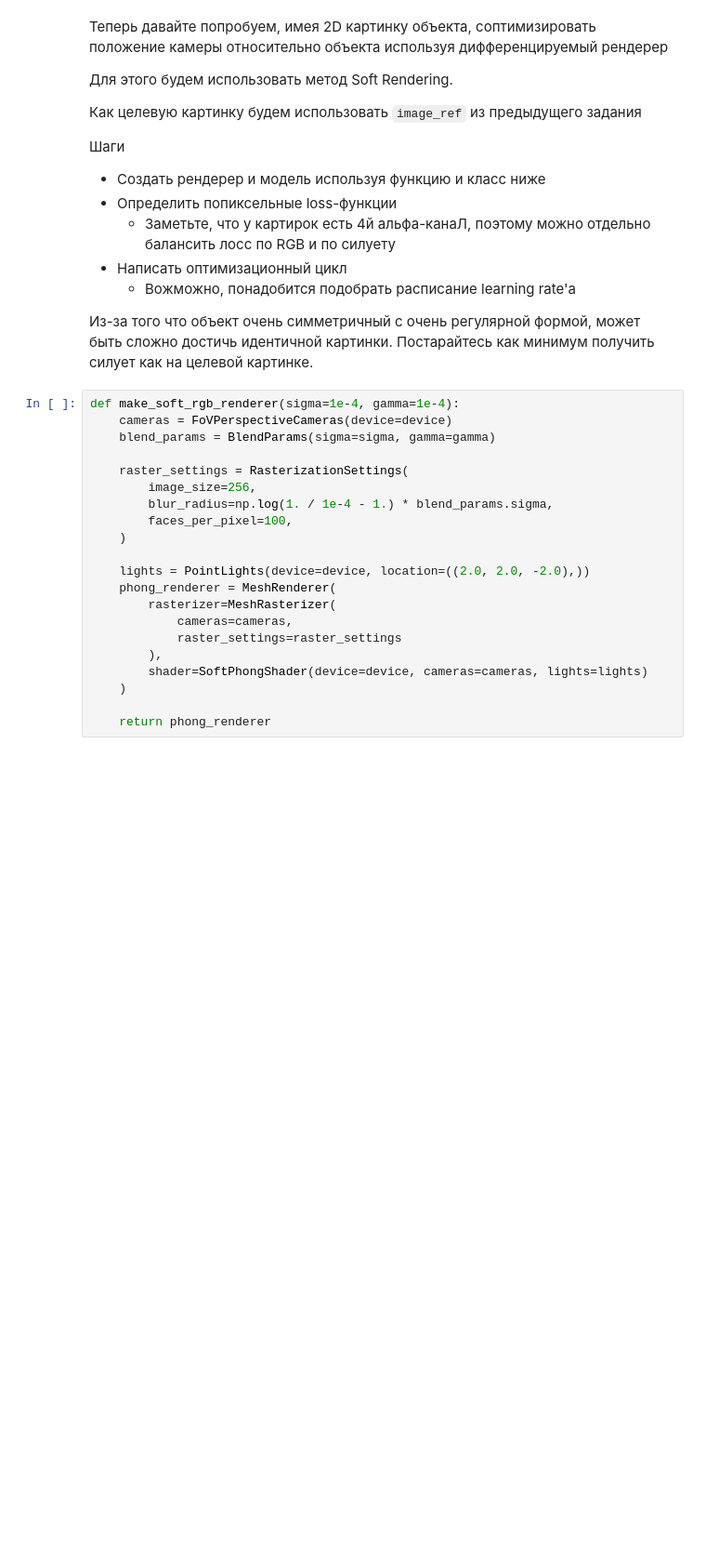
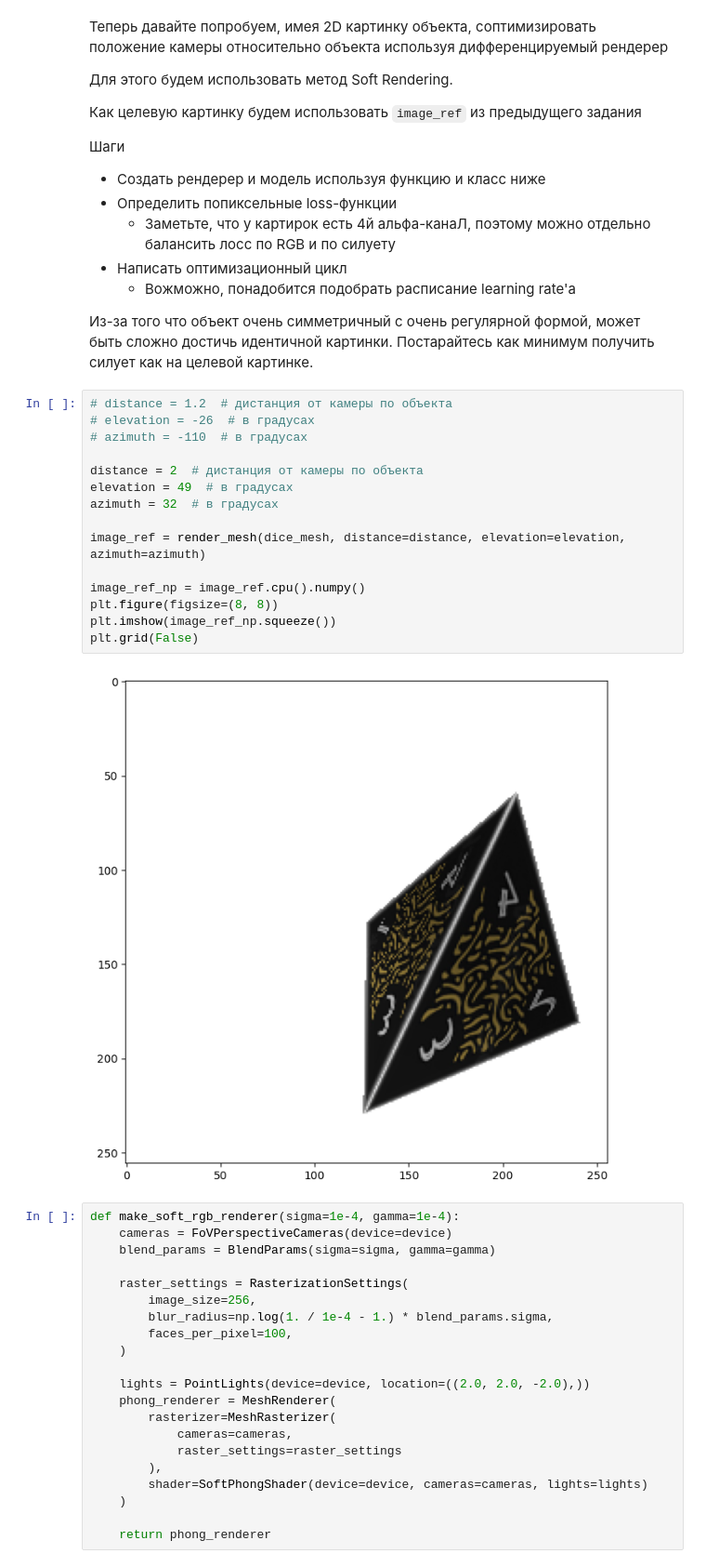
Before and after one commit to EgorOs/differential_rendering_hw, a Jupyter notebook: Rendering/Problems.ipynb, the cells around one changed output. Shown at 93% size. Cells and saved outputs as stored; diff of their text form; blank space fills up the shorter version.

Commit message:
Implement differentiable rendering.

```diff
--- a/Rendering/Problems.ipynb
+++ b/Rendering/Problems.ipynb
@@ -233,6 +233,23 @@ AttributeError: _evt
     - Вожможно, понадобится подобрать расписание learning rate'a
 
 Из-за того что объект очень симметричный с очень регулярной формой, может быть сложно достичь идентичной картинки. Постарайтесь как минимум получить силует как на целевой картинке.
+# %%
+# distance = 1.2  # дистанция от камеры по объекта
+# elevation = -26  # в градусах
+# azimuth = -110  # в градусах
+
+distance = 2  # дистанция от камеры по объекта
+elevation = 49  # в градусах
+azimuth = 32  # в градусах
+
+image_ref = render_mesh(dice_mesh, distance=distance, elevation=elevation, azimuth=azimuth)
+
+image_ref_np = image_ref.cpu().numpy()
+plt.figure(figsize=(8, 8))
+plt.imshow(image_ref_np.squeeze())
+plt.grid(False)
+# %% [output]
+[figure, added]
 # %%
 def make_soft_rgb_renderer(sigma=1e-4, gamma=1e-4):
     cameras = FoVPerspectiveCameras(device=device)
```
Also changed, not shown: parts of 9 cells of this notebook.
